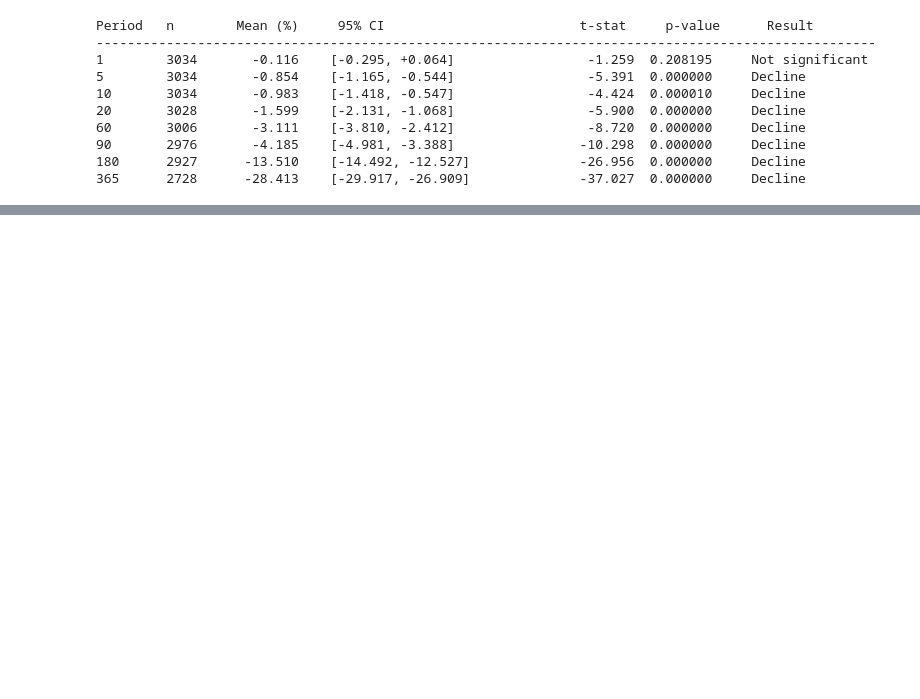
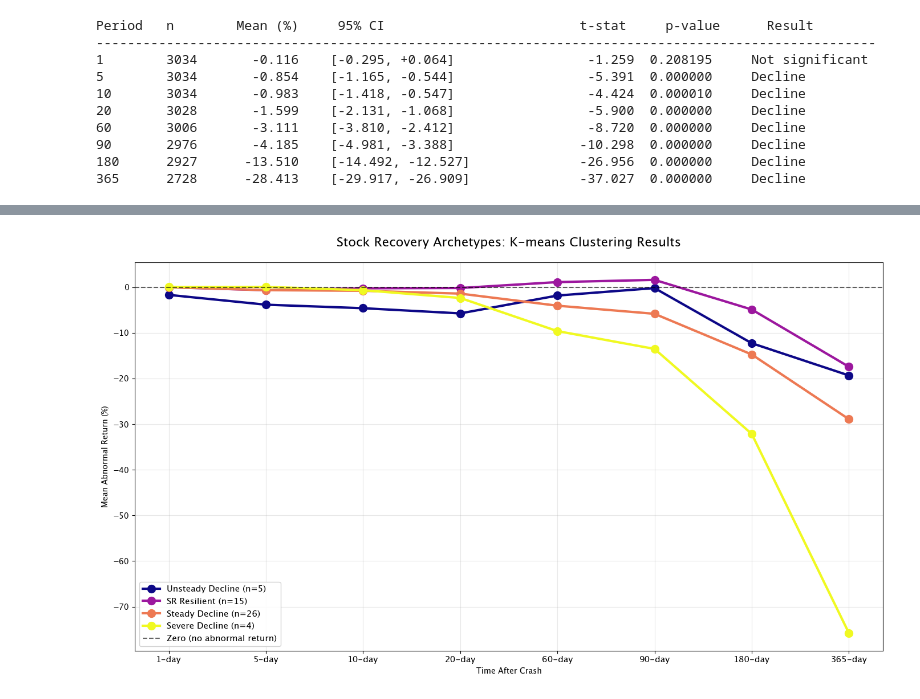
Before and after one commit to yannzg/sp500-rebounds, a Jupyter notebook: analysis.ipynb, the cells around one changed output, grey strips where cells are left out. Saved outputs shown, nothing was run; the diff lists cells and outputs as text; code cells hidden in the pictures; blank space fills up the shorter version.

```diff
--- a/analysis.ipynb
+++ b/analysis.ipynb
@@ -958,0 +1035,8 @@ The magnitude of stock underperformance intensifies over time, which would suppo
+# %%
+optimal_k = 4
+
+kmeans = KMeans(n_clusters=optimal_k, random_state=42, n_init=10)
+clustering_data["Cluster"] = kmeans.fit_predict(features_scaled)
+
+print(f"Clustered 50 stocks into {optimal_k} groups\n")
+clustering_data["Cluster"].value_counts().sort_index()
@@ -958,0 +1051,5 @@ The magnitude of stock underperformance intensifies over time, which would suppo
+# %%
+# Merge with sector information
+clustering_with_info = clustering_data.reset_index().merge(
+    stocks_info[["Symbol", "Security", "GICS Sector"]], on="Symbol", how="left"
+)
@@ -958,0 +1114,27 @@ The magnitude of stock underperformance intensifies over time, which would suppo
+# %%
+fig, ax14 = plt.subplots(figsize=(14, 8))
+
+periods_list = ["1-day", "5-day", "10-day", "20-day", "60-day", "90-day", "180-day", "365-day"]
+x_positions = np.arange(len(periods_list))
+
+colors = plt.cm.plasma(np.linspace(0, 1, optimal_k))
+
+for cluster_id in range(optimal_k):
+    cluster_stocks = clustering_with_info[clustering_with_info["Cluster"] == cluster_id]
+    cluster_means = [cluster_stocks[col].mean() for col in periods_list]
+
+    ax14.plot(x_positions, cluster_means, marker='o', linewidth=3, markersize=10,label=f'{cluster_names[cluster_id]} (n={len(cluster_stocks)})',
+            color=colors[cluster_id])
+
+ax14.axhline(0, color='black', linestyle='--', linewidth=1.5, alpha=0.6, label='Zero (no abnormal return)')
+ax14.set_xticks(x_positions)
+ax14.set_xticklabels(periods_list, fontsize=11)
+ax14.set_xlabel('Time After Crash')
+ax14.set_ylabel('Mean Abnormal Return (%)')
+ax14.set_title('Stock Recovery Archetypes: K-means Clustering Results', fontsize=16, pad=20)
+ax14.legend(fontsize=11, loc='best', framealpha=0.9)
+ax14.grid(True, alpha=0.3)
+plt.tight_layout()
+plt.show()
+# %% [output]
+[figure, added]
```
Also changed, not shown: parts of 16 cells of this notebook.
